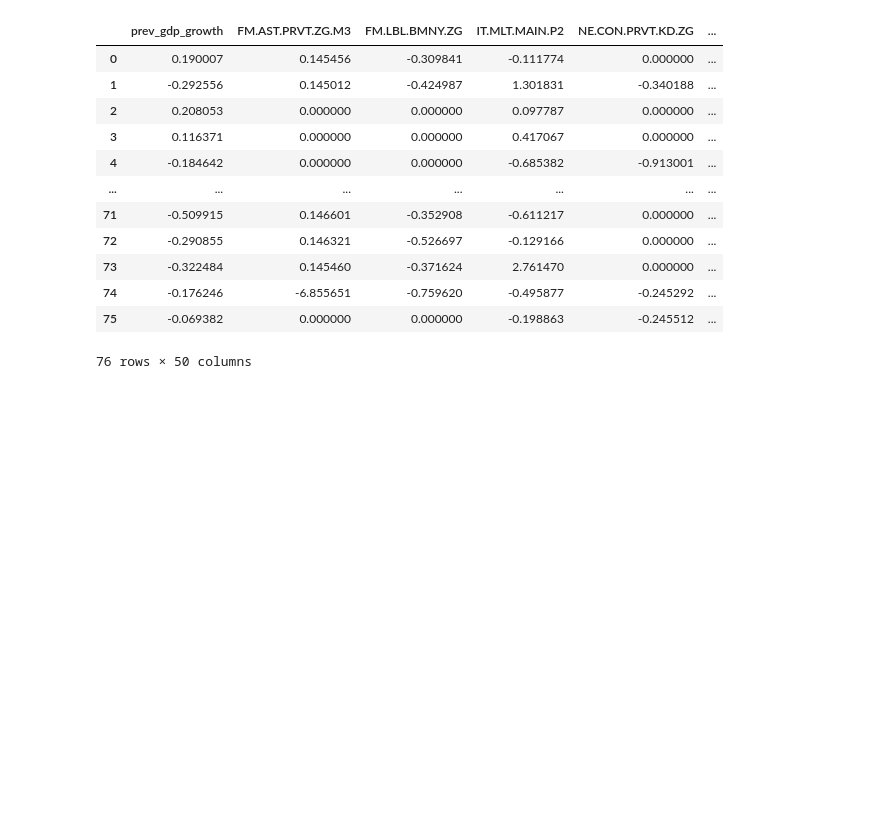
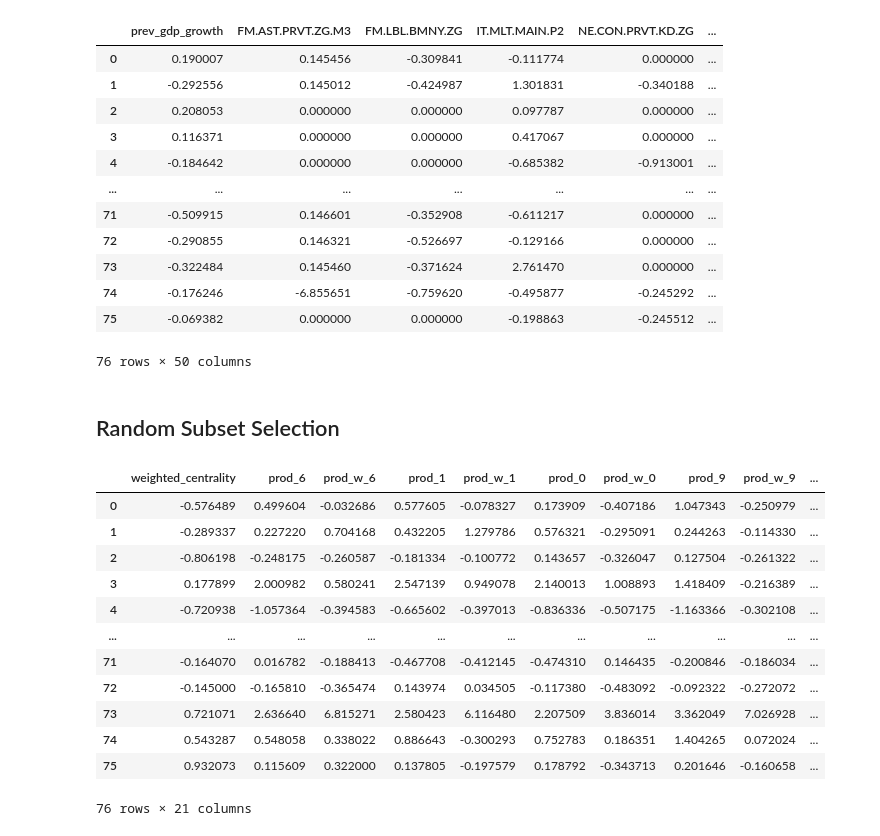
Before and after one commit to soschuetze/Trade-GNN-ChangePoint, a Jupyter notebook: notebooks/create_features_dict.ipynb, the cells around one changed output. Drawn from its saved outputs; the diff is of its cells as text; code cells hidden in the pictures; blank space fills up the shorter version.

```diff
--- a/notebooks/create_features_dict.ipynb
+++ b/notebooks/create_features_dict.ipynb
@@ -368,3 +352,6 @@ data_dict[1962].combined_features
+# %%
+with open("../data/features_dict.pkl", "rb") as f:
+    data_dict = pkl.load(f)
 # %%
 # Initialize variables to keep track of the DataFrame with the most rows
 max_rows = 0
@@ -465,3 +438,21 @@ data_dict[1962].combined_features
 # %%
 with open("../data/filtered_features_dict.pkl", "wb") as f:
     pkl.dump(data_dict, f)
+# %% [markdown]
+## Random Subset Selection
+# %%
+data_dict[1962].combined_features.iloc[:,-21:]
+# %% [output]
+|  | weighted_centrality | prod_6 | prod_w_6 | prod_1 | prod_w_1 | prod_0 | prod_w_0 | prod_9 | prod_w_9 | ... |
+| 0 | -0.576489 | 0.499604 | -0.032686 | 0.577605 | -0.078327 | 0.173909 | -0.407186 | 1.047343 | -0.250979 | ... |
+| 1 | -0.289337 | 0.227220 | 0.704168 | 0.432205 | 1.279786 | 0.576321 | -0.295091 | 0.244263 | -0.114330 | ... |
+| 2 | -0.806198 | -0.248175 | -0.260587 | -0.181334 | -0.100772 | 0.143657 | -0.326047 | 0.127504 | -0.261322 | ... |
+| 3 | 0.177899 | 2.000982 | 0.580241 | 2.547139 | 0.949078 | 2.140013 | 1.008893 | 1.418409 | -0.216389 | ... |
+| 4 | -0.720938 | -1.057364 | -0.394583 | -0.665602 | -0.397013 | -0.836336 | -0.507175 | -1.163366 | -0.302108 | ... |
+| ... | ... | ... | ... | ... | ... | ... | ... | ... | ... | ... |
+| 71 | -0.164070 | 0.016782 | -0.188413 | -0.467708 | -0.412145 | -0.474310 | 0.146435 | -0.200846 | -0.186034 | ... |
+| 72 | -0.145000 | -0.165810 | -0.365474 | 0.143974 | 0.034505 | -0.117380 | -0.483092 | -0.092322 | -0.272072 | ... |
+| 73 | 0.721071 | 2.636640 | 6.815271 | 2.580423 | 6.116480 | 2.207509 | 3.836014 | 3.362049 | 7.026928 | ... |
+| 74 | 0.543287 | 0.548058 | 0.338022 | 0.886643 | -0.300293 | 0.752783 | 0.186351 | 1.404265 | 0.072024 | ... |
+| 75 | 0.932073 | 0.115609 | 0.322000 | 0.137805 | -0.197579 | 0.178792 | -0.343713 | 0.201646 | -0.160658 | ... |
+76 rows × 21 columns
```
Also changed, not shown: parts of 7 cells of this notebook, 9 other files.
